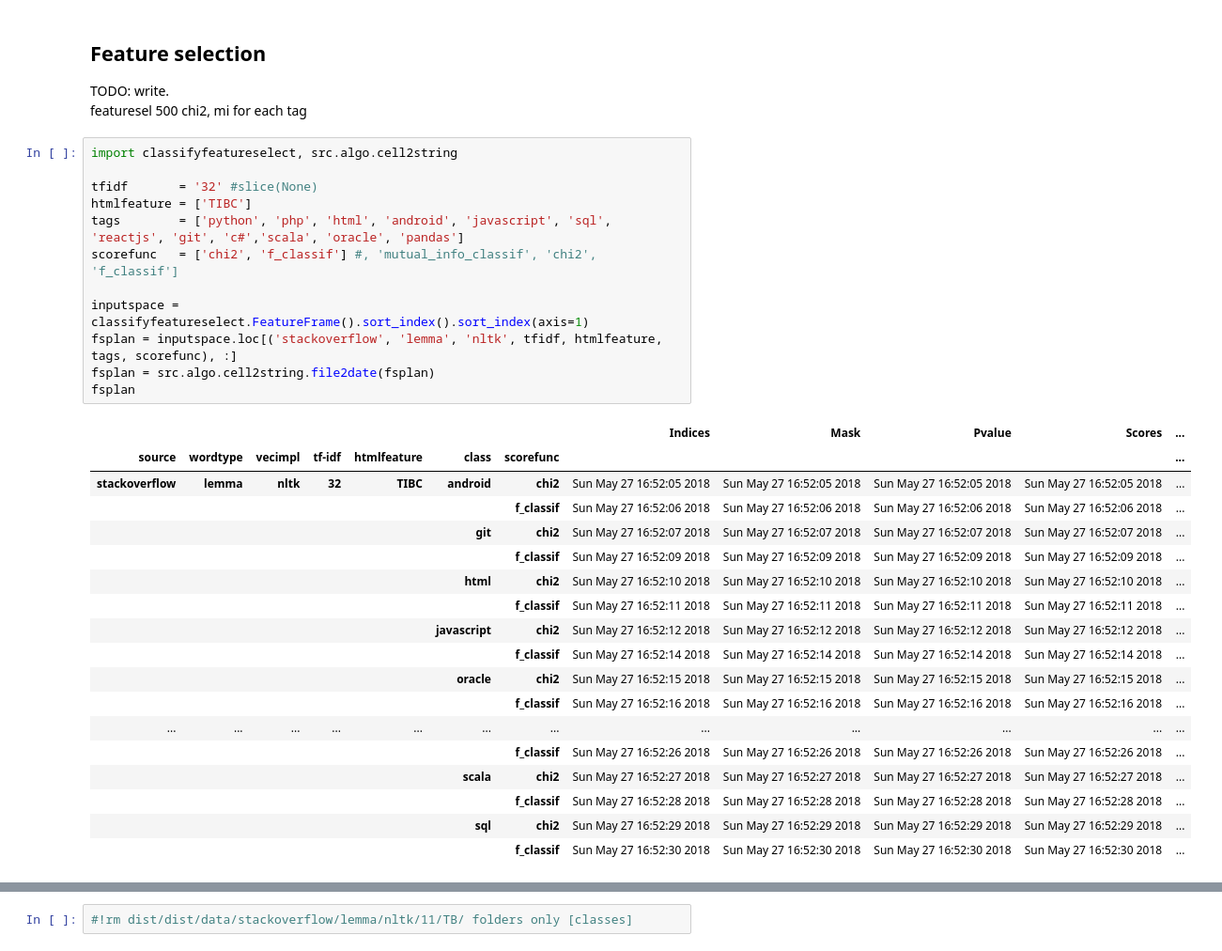
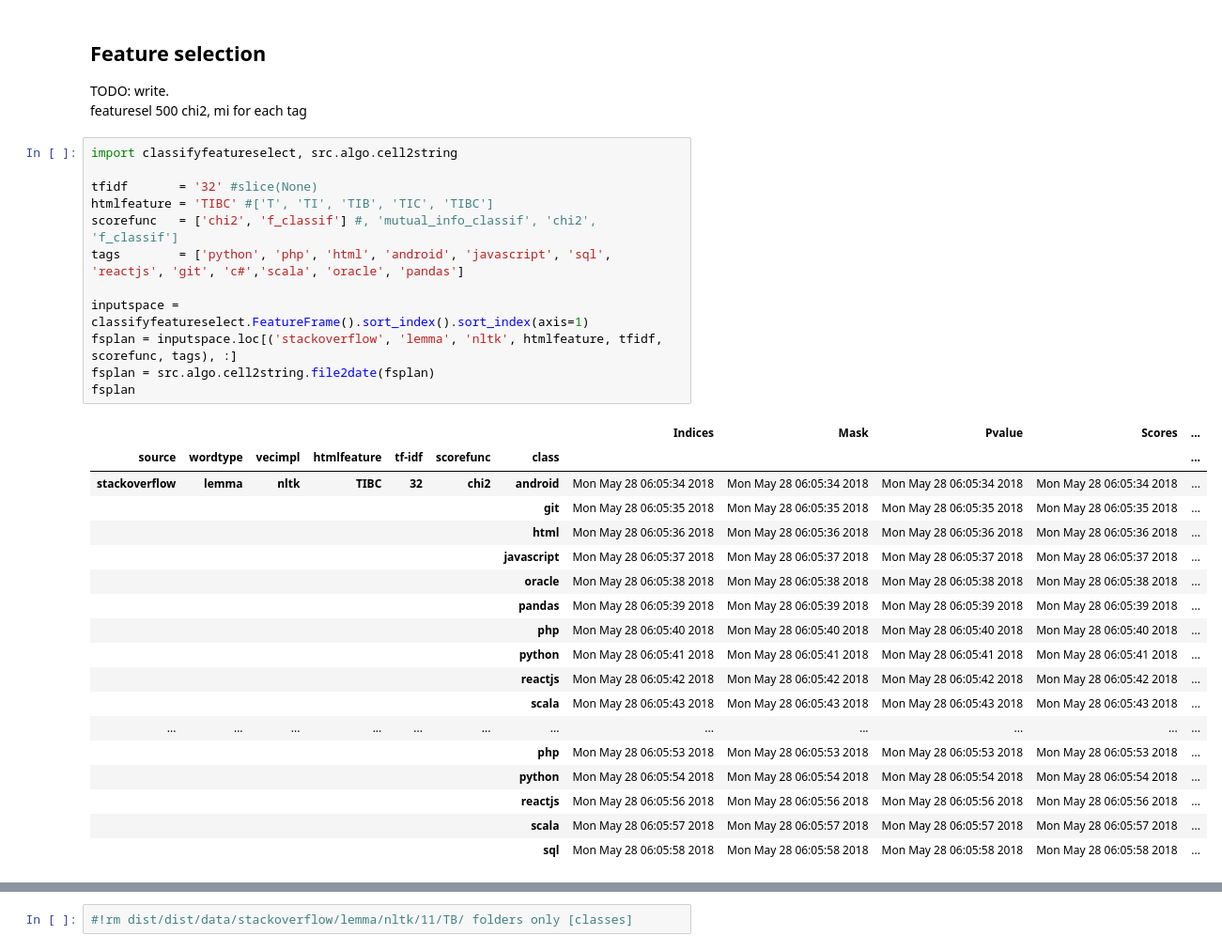
Before and after one commit to glouwa/StackOverflowTopicClustering, a Jupyter notebook: classify.ipynb, the cells around one changed output, grey strips where cells are left out. Shown: that part at 94% size. Drawn from its saved outputs; the diff is of its cells as text.

```diff
--- a/classify.ipynb
+++ b/classify.ipynb
@@ -15,34 +15,34 @@ featuresel 500 chi2, mi for each tag
 # %%
 import classifyfeatureselect, src.algo.cell2string
 
 tfidf       = '32' #slice(None)
-htmlfeature = ['TIBC']
+htmlfeature = 'TIBC' #['T', 'TI', 'TIB', 'TIC', 'TIBC']
+scorefunc   = ['chi2', 'f_classif'] #, 'mutual_info_classif', 'chi2', 'f_classif']
 tags        = ['python', 'php', 'html', 'android', 'javascript', 'sql', 'reactjs', 'git', 'c#','scala', 'oracle', 'pandas']
-scorefunc   = ['chi2', 'f_classif'] #, 'mutual_info_classif', 'chi2', 'f_classif']
 
 inputspace = classifyfeatureselect.FeatureFrame().sort_index().sort_index(axis=1)
-fsplan = inputspace.loc[('stackoverflow', 'lemma', 'nltk', tfidf, htmlfeature, tags, scorefunc), :]
+fsplan = inputspace.loc[('stackoverflow', 'lemma', 'nltk', htmlfeature, tfidf, scorefunc, tags), :]
 fsplan = src.algo.cell2string.file2date(fsplan)
 fsplan
 # %% [output]
 |  |  |  |  |  |  |  | Indices | Mask | Pvalue | Scores | ... |
-| source | wordtype | vecimpl | tf-idf | htmlfeature | class | scorefunc |  |  |  |  | ... |
-| stackoverflow | lemma | nltk | 32 | TIBC | android | chi2 | Sun May 27 16:52:05 2018 | Sun May 27 16:52:05 2018 | Sun May 27 16:52:05 2018 | Sun May 27 16:52:05 2018 | ... |
-|  |  |  |  |  |  | f_classif | Sun May 27 16:52:06 2018 | Sun May 27 16:52:06 2018 | Sun May 27 16:52:06 2018 | Sun May 27 16:52:06 2018 | ... |
-|  |  |  |  |  | git | chi2 | Sun May 27 16:52:07 2018 | Sun May 27 16:52:07 2018 | Sun May 27 16:52:07 2018 | Sun May 27 16:52:07 2018 | ... |
-|  |  |  |  |  |  | f_classif | Sun May 27 16:52:09 2018 | Sun May 27 16:52:09 2018 | Sun May 27 16:52:09 2018 | Sun May 27 16:52:09 2018 | ... |
-|  |  |  |  |  | html | chi2 | Sun May 27 16:52:10 2018 | Sun May 27 16:52:10 2018 | Sun May 27 16:52:10 2018 | Sun May 27 16:52:10 2018 | ... |
-|  |  |  |  |  |  | f_classif | Sun May 27 16:52:11 2018 | Sun May 27 16:52:11 2018 | Sun May 27 16:52:11 2018 | Sun May 27 16:52:11 2018 | ... |
-|  |  |  |  |  | javascript | chi2 | Sun May 27 16:52:12 2018 | Sun May 27 16:52:12 2018 | Sun May 27 16:52:12 2018 | Sun May 27 16:52:12 2018 | ... |
-|  |  |  |  |  |  | f_classif | Sun May 27 16:52:14 2018 | Sun May 27 16:52:14 2018 | Sun May 27 16:52:14 2018 | Sun May 27 16:52:14 2018 | ... |
-|  |  |  |  |  | oracle | chi2 | Sun May 27 16:52:15 2018 | Sun May 27 16:52:15 2018 | Sun May 27 16:52:15 2018 | Sun May 27 16:52:15 2018 | ... |
-|  |  |  |  |  |  | f_classif | Sun May 27 16:52:16 2018 | Sun May 27 16:52:16 2018 | Sun May 27 16:52:16 2018 | Sun May 27 16:52:16 2018 | ... |
+| source | wordtype | vecimpl | htmlfeature | tf-idf | scorefunc | class |  |  |  |  | ... |
+| stackoverflow | lemma | nltk | TIBC | 32 | chi2 | android | Mon May 28 06:05:34 2018 | Mon May 28 06:05:34 2018 | Mon May 28 06:05:34 2018 | Mon May 28 06:05:34 2018 | ... |
+|  |  |  |  |  |  | git | Mon May 28 06:05:35 2018 | Mon May 28 06:05:35 2018 | Mon May 28 06:05:35 2018 | Mon May 28 06:05:35 2018 | ... |
+|  |  |  |  |  |  | html | Mon May 28 06:05:36 2018 | Mon May 28 06:05:36 2018 | Mon May 28 06:05:36 2018 | Mon May 28 06:05:36 2018 | ... |
+|  |  |  |  |  |  | javascript | Mon May 28 06:05:37 2018 | Mon May 28 06:05:37 2018 | Mon May 28 06:05:37 2018 | Mon May 28 06:05:37 2018 | ... |
+|  |  |  |  |  |  | oracle | Mon May 28 06:05:38 2018 | Mon May 28 06:05:38 2018 | Mon May 28 06:05:38 2018 | Mon May 28 06:05:38 2018 | ... |
+|  |  |  |  |  |  | pandas | Mon May 28 06:05:39 2018 | Mon May 28 06:05:39 2018 | Mon May 28 06:05:39 2018 | Mon May 28 06:05:39 2018 | ... |
+|  |  |  |  |  |  | php | Mon May 28 06:05:40 2018 | Mon May 28 06:05:40 2018 | Mon May 28 06:05:40 2018 | Mon May 28 06:05:40 2018 | ... |
+|  |  |  |  |  |  | python | Mon May 28 06:05:41 2018 | Mon May 28 06:05:41 2018 | Mon May 28 06:05:41 2018 | Mon May 28 06:05:41 2018 | ... |
+|  |  |  |  |  |  | reactjs | Mon May 28 06:05:42 2018 | Mon May 28 06:05:42 2018 | Mon May 28 06:05:42 2018 | Mon May 28 06:05:42 2018 | ... |
+|  |  |  |  |  |  | scala | Mon May 28 06:05:43 2018 | Mon May 28 06:05:43 2018 | Mon May 28 06:05:43 2018 | Mon May 28 06:05:43 2018 | ... |
 | ... | ... | ... | ... | ... | ... | ... | ... | ... | ... | ... | ... |
-|  |  |  |  |  |  | f_classif | Sun May 27 16:52:26 2018 | Sun May 27 16:52:26 2018 | Sun May 27 16:52:26 2018 | Sun May 27 16:52:26 2018 | ... |
-|  |  |  |  |  | scala | chi2 | Sun May 27 16:52:27 2018 | Sun May 27 16:52:27 2018 | Sun May 27 16:52:27 2018 | Sun May 27 16:52:27 2018 | ... |
-|  |  |  |  |  |  | f_classif | Sun May 27 16:52:28 2018 | Sun May 27 16:52:28 2018 | Sun May 27 16:52:28 2018 | Sun May 27 16:52:28 2018 | ... |
-|  |  |  |  |  | sql | chi2 | Sun May 27 16:52:29 2018 | Sun May 27 16:52:29 2018 | Sun May 27 16:52:29 2018 | Sun May 27 16:52:29 2018 | ... |
-|  |  |  |  |  |  | f_classif | Sun May 27 16:52:30 2018 | Sun May 27 16:52:30 2018 | Sun May 27 16:52:30 2018 | Sun May 27 16:52:30 2018 | ... |
+|  |  |  |  |  |  | php | Mon May 28 06:05:53 2018 | Mon May 28 06:05:53 2018 | Mon May 28 06:05:53 2018 | Mon May 28 06:05:53 2018 | ... |
+|  |  |  |  |  |  | python | Mon May 28 06:05:54 2018 | Mon May 28 06:05:54 2018 | Mon May 28 06:05:54 2018 | Mon May 28 06:05:54 2018 | ... |
+|  |  |  |  |  |  | reactjs | Mon May 28 06:05:56 2018 | Mon May 28 06:05:56 2018 | Mon May 28 06:05:56 2018 | Mon May 28 06:05:56 2018 | ... |
+|  |  |  |  |  |  | scala | Mon May 28 06:05:57 2018 | Mon May 28 06:05:57 2018 | Mon May 28 06:05:57 2018 | Mon May 28 06:05:57 2018 | ... |
+|  |  |  |  |  |  | sql | Mon May 28 06:05:58 2018 | Mon May 28 06:05:58 2018 | Mon May 28 06:05:58 2018 | Mon May 28 06:05:58 2018 | ... |
 # %%
 kbest = classifyfeatureselect.run(fsplan, 10000, 1000)
 kbest
```
Also changed, not shown: parts of 3 cells of this notebook, 9 other files.
